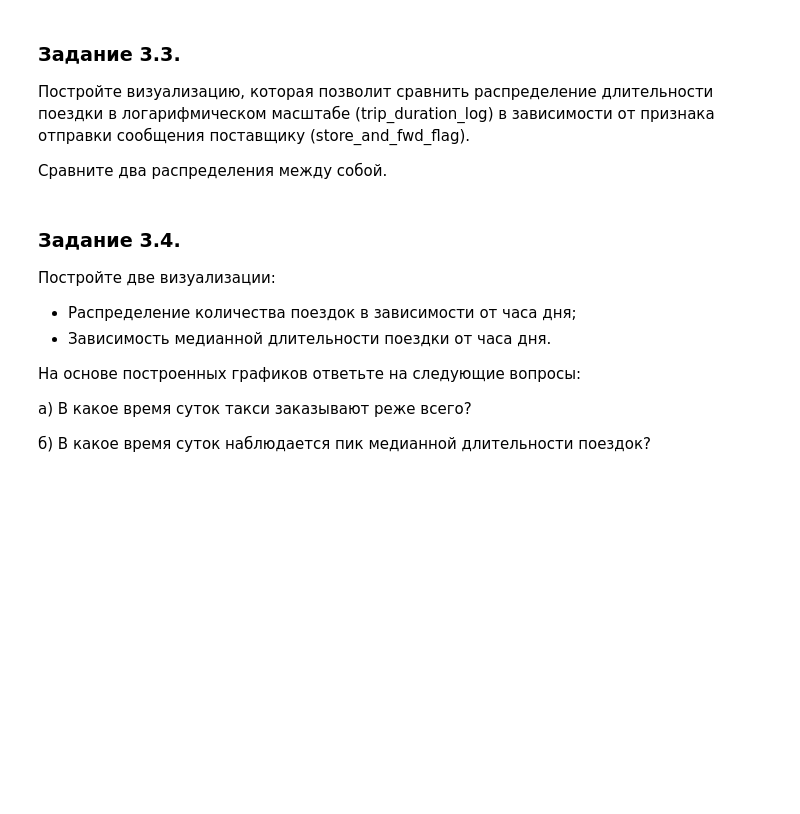
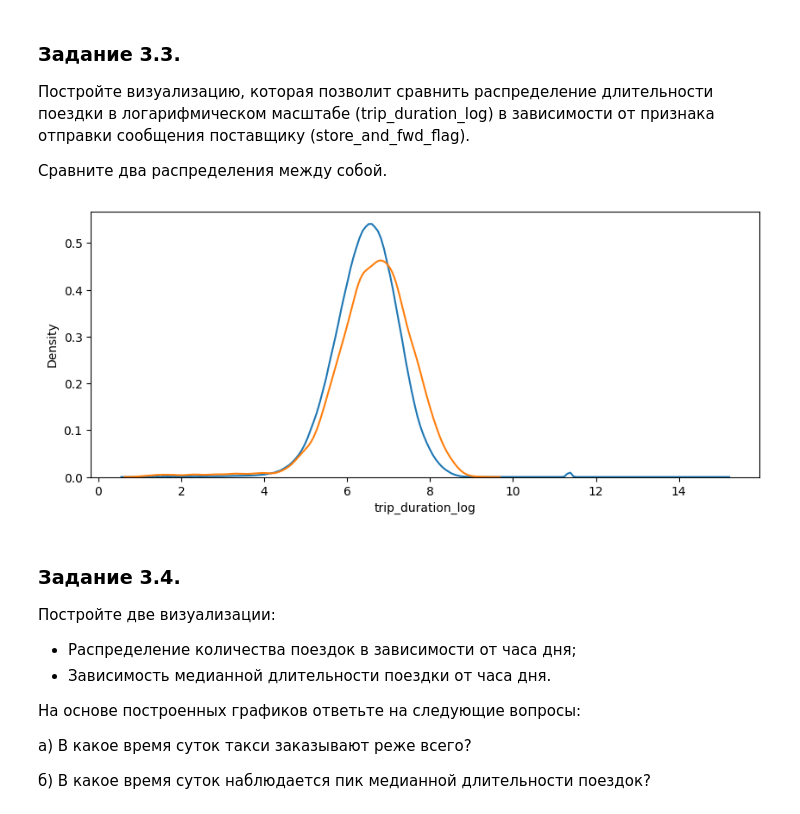
Before and after one commit to modernpacifist/engineering-of-machine-learning-urfu, a Jupyter notebook: regression-project-semester-2/project-5-sample-notebook.ipynb, the cells around one changed output. Cells and saved outputs as stored; diff of their text form; code cells hidden in the pictures; blank space fills up the shorter version.

```diff
--- a/regression-project-semester-2/project-5-sample-notebook.ipynb
+++ b/regression-project-semester-2/project-5-sample-notebook.ipynb
@@ -654,3 +679,23 @@ taxi_data['trip_duration_log'] = np.log(taxi_data['trip_duration']+1)
+# %%
+plt.figure(figsize=(10, 4))
+
+sns.kdeplot(
+    data=taxi_data[taxi_data['store_and_fwd_flag'] == 'N'],
+    x='trip_duration_log',
+    label='N',
+    common_norm=True
+)
+
+sns.kdeplot(
+    data=taxi_data[taxi_data['store_and_fwd_flag'] == 'Y'],
+    x='trip_duration_log',
+    label='Y',
+    common_norm=False
+)
+
+plt.show()
+# %% [output]
+[figure, added]
 # %% [markdown]
 ### Задание 3.4.
 Постройте две визуализации:
```
Also changed, not shown: parts of 18 cells of this notebook.
